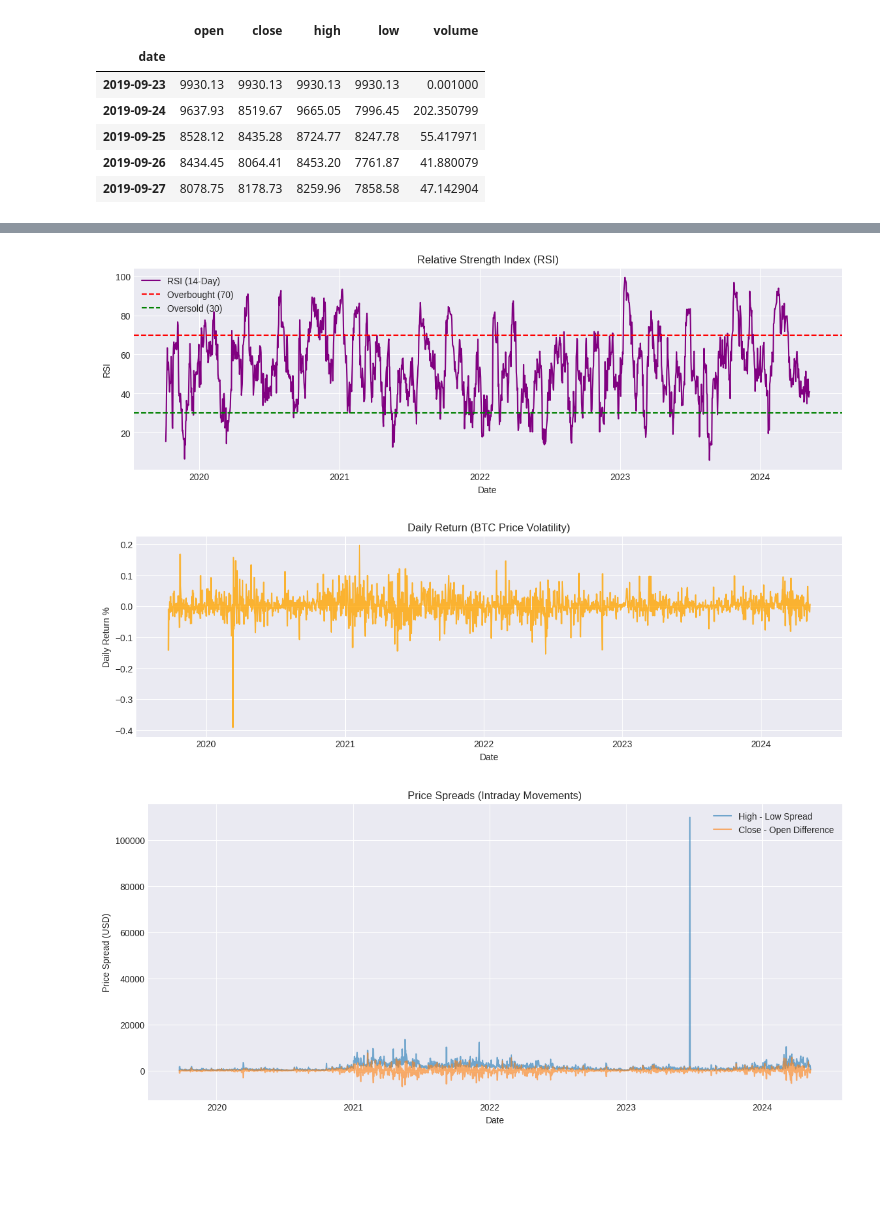
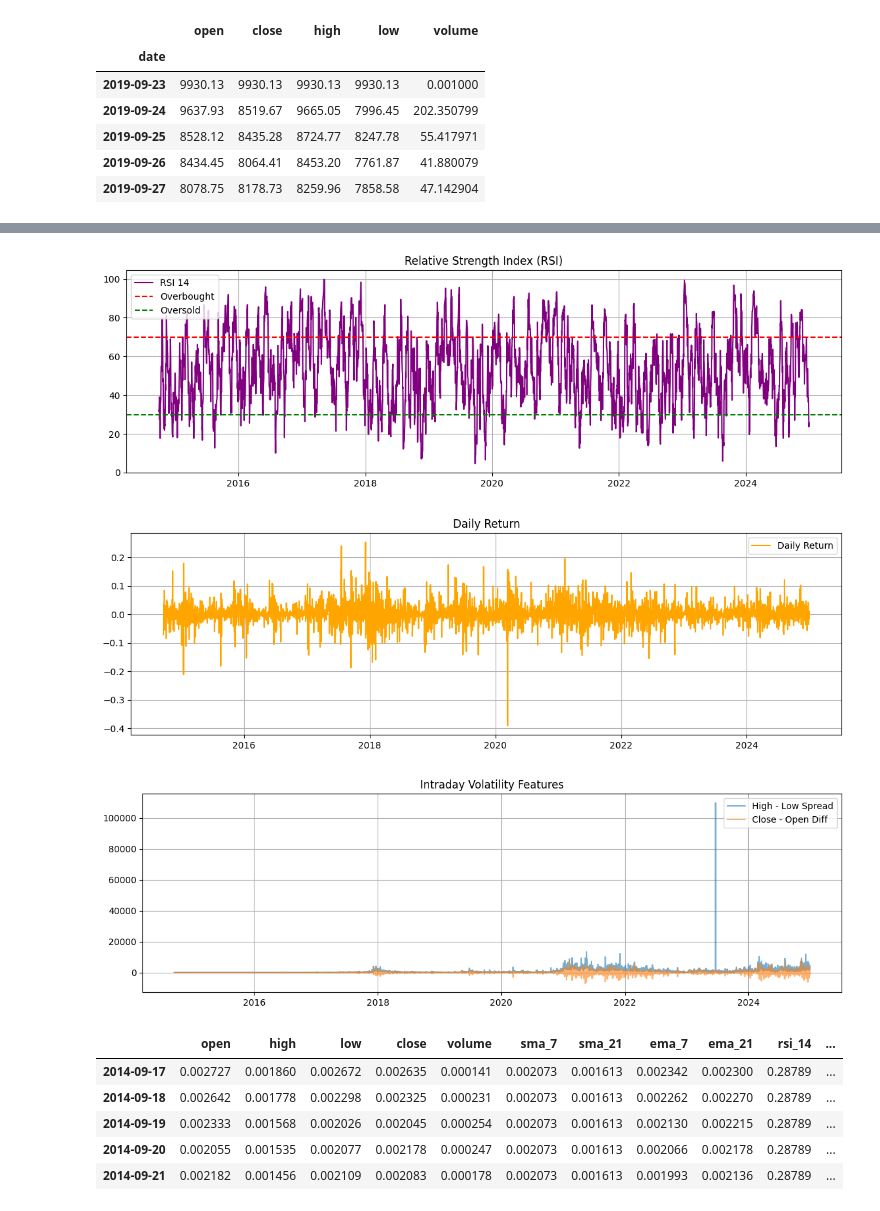
Before and after one commit to Shriniwas21/CryptoPricePrediction, a Jupyter notebook: 01_data_collection_and_eda.ipynb, the cells around one changed output, grey strips where cells are left out. Drawn from its saved outputs; the diff is of its cells as text; code cells hidden in the pictures; blank space fills up the shorter version.

Commit message:
Completed data merging, feature engineering, and scaling for modeling

```diff
--- a/01_data_collection_and_eda.ipynb
+++ b/01_data_collection_and_eda.ipynb
@@ -149,0 +154,27 @@ btc_combined['sma_21'] = btc_combined['close'].rolling(window=21).mean()
+# %%
+# Simple & exponential moving averages
+btc_full['sma_7'] = btc_full['close'].rolling(window=7).mean()
+btc_full['sma_21'] = btc_full['close'].rolling(window=21).mean()
+btc_full['ema_7'] = btc_full['close'].ewm(span=7, adjust=False).mean()
+btc_full['ema_21'] = btc_full['close'].ewm(span=21, adjust=False).mean()
+
+# RSI
+delta = btc_full['close'].diff()
+gain = delta.where(delta > 0, 0).rolling(window=14).mean()
+loss = -delta.where(delta < 0, 0).rolling(window=14).mean()
+rs = gain / loss
+btc_full['rsi_14'] = 100 - (100 / (1 + rs))
+
+# Daily return
+btc_full['daily_return'] = btc_full['close'].pct_change()
+
+# Volatility and price movement
+btc_full['high_low_spread'] = btc_full['high'] - btc_full['low']
+btc_full['close_open_diff'] = btc_full['close'] - btc_full['open']
+
+# Time features
+btc_full['dayofweek'] = btc_full.index.dayofweek
+btc_full['month'] = btc_full.index.month
+btc_full['is_weekend'] = (btc_full['dayofweek'] >= 5).astype(int)
+
+print("Updated dataset shape:", btc_full.shape)
@@ -189,13 +196,11 @@ btc_combined['rsi_14'] = 100 - (100 / (1 + rs))
 # %%
-plt.figure(figsize=(14,4))
-plt.plot(btc_combined['rsi_14'], label='RSI (14-Day)', color='purple')
-plt.axhline(70, color='red', linestyle='--', label='Overbought (70)')
-plt.axhline(30, color='green', linestyle='--', label='Oversold (30)')
+plt.figure(figsize=(14, 4))
+plt.plot(btc_full['rsi_14'], label='RSI 14', color='purple')
+plt.axhline(70, linestyle='--', color='red', label='Overbought')
+plt.axhline(30, linestyle='--', color='green', label='Oversold')
 plt.title('Relative Strength Index (RSI)')
-plt.xlabel('Date')
-plt.ylabel('RSI')
 plt.legend()
 plt.grid(True)
 plt.show()
 # %% [output]
-[figure, old version]
+[figure, new version]
@@ -206,22 +207,19 @@ btc_combined['is_weekend'] = (btc_combined['dayofweek'] >= 5).astype(int)
 # %%
-plt.figure(figsize=(14,4))
-plt.plot(btc_combined['daily_return'], color='orange', alpha=0.8)
-plt.title('Daily Return (BTC Price Volatility)')
-plt.xlabel('Date')
-plt.ylabel('Daily Return %')
+plt.figure(figsize=(14, 4))
+plt.plot(btc_full['daily_return'], label='Daily Return', color='orange')
+plt.title('Daily Return')
 plt.grid(True)
+plt.legend()
 plt.show()
 # %% [output]
-[figure, old version]
+[figure, new version]
 # %%
-plt.figure(figsize=(14,6))
-plt.plot(btc_combined['high_low_spread'], label='High - Low Spread', alpha=0.6)
-plt.plot(btc_combined['close_open_diff'], label='Close - Open Difference', alpha=0.6)
-plt.title('Price Spreads (Intraday Movements)')
-plt.xlabel('Date')
-plt.ylabel('Price Spread (USD)')
+plt.figure(figsize=(14, 4))
+plt.plot(btc_full['high_low_spread'], label='High - Low Spread', alpha=0.6)
+plt.plot(btc_full['close_open_diff'], label='Close - Open Diff', alpha=0.6)
+plt.title('Intraday Volatility Features')
 plt.legend()
 plt.grid(True)
 plt.show()
 # %% [output]
-[figure, old version]
+[figure, new version]
@@ -227,0 +237,17 @@ plt.show()
+# %%
+from sklearn.preprocessing import MinMaxScaler
+
+scaler = MinMaxScaler()
+btc_scaled = scaler.fit_transform(btc_model)
+
+# Convert back to DataFrame to preserve index
+btc_scaled = pd.DataFrame(btc_scaled, index=btc_model.index, columns=btc_model.columns)
+
+btc_scaled.head()
+# %% [output]
+|  | open | high | low | close | volume | sma_7 | sma_21 | ema_7 | ema_21 | rsi_14 | ... |
+| 2014-09-17 | 0.002727 | 0.001860 | 0.002672 | 0.002635 | 0.000141 | 0.002073 | 0.001613 | 0.002342 | 0.002300 | 0.28789 | ... |
+| 2014-09-18 | 0.002642 | 0.001778 | 0.002298 | 0.002325 | 0.000231 | 0.002073 | 0.001613 | 0.002262 | 0.002270 | 0.28789 | ... |
+| 2014-09-19 | 0.002333 | 0.001568 | 0.002026 | 0.002045 | 0.000254 | 0.002073 | 0.001613 | 0.002130 | 0.002215 | 0.28789 | ... |
+| 2014-09-20 | 0.002055 | 0.001535 | 0.002077 | 0.002178 | 0.000247 | 0.002073 | 0.001613 | 0.002066 | 0.002178 | 0.28789 | ... |
+| 2014-09-21 | 0.002182 | 0.001456 | 0.002109 | 0.002083 | 0.000178 | 0.002073 | 0.001613 | 0.001993 | 0.002136 | 0.28789 | ... |
```
Also changed, not shown: parts of 19 cells of this notebook.
